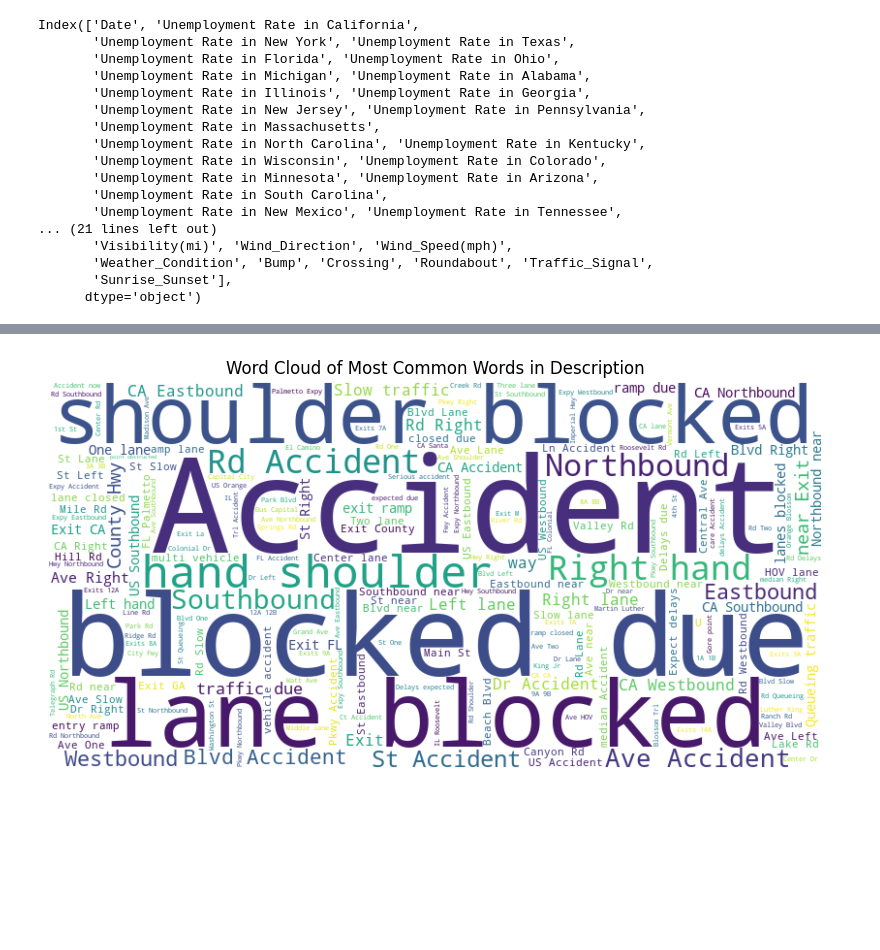
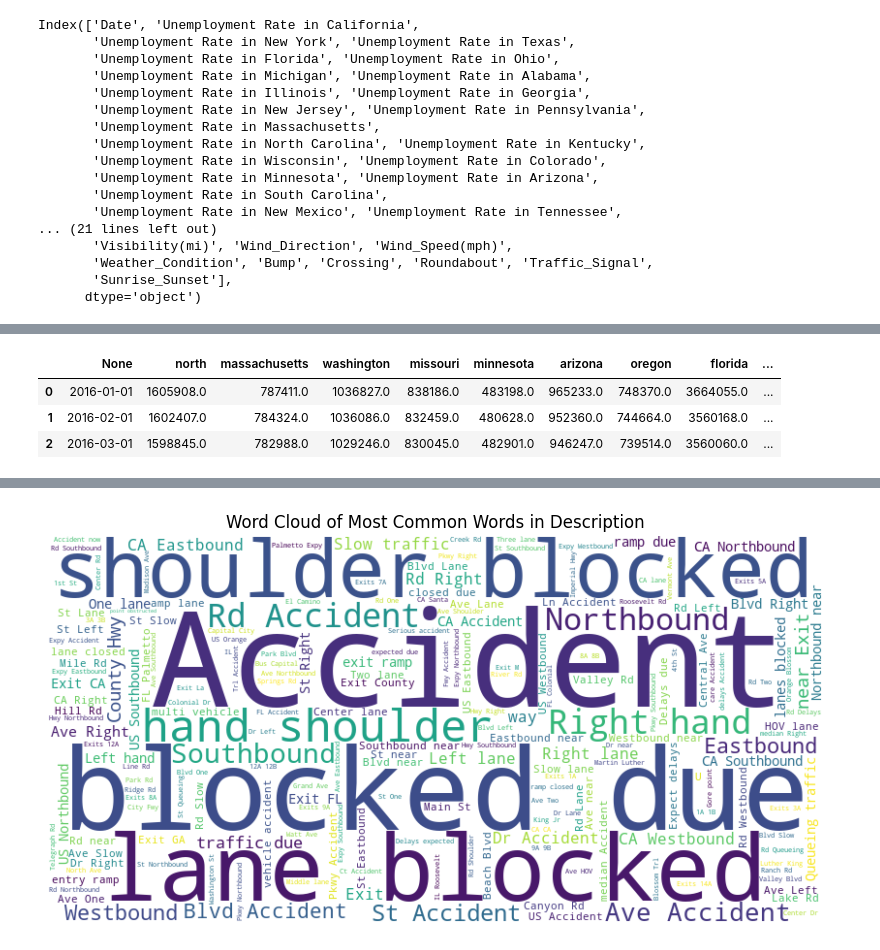
Before and after one commit to MatthewKolotylo/Car-Crash-Analytics-, a Jupyter notebook: Project Master Copy.ipynb, the cells around one changed output, grey strips where cells are left out. Drawn from its saved outputs; the diff is of its cells as text; code cells hidden in the pictures; blank space fills up the shorter version.

```diff
--- a/Project Master Copy.ipynb
+++ b/Project Master Copy.ipynb
@@ -532,0 +548,8 @@ c_unem_df=unem_df.copy()
+# %%
+#filting data to only include 2016-2022 and makeing a date column
+snap_df.reset_index(inplace=True)
+snap_df = snap_df[snap_df['index'].dt.year >= 2016]
+snap_df.rename(columns={'index':'Date'}, inplace=True)
+snap_df.reset_index(drop=True,inplace=True)
+
+snap_df.head(3)
@@ -887,0 +942,7 @@ states_mhhi_df
+# %%
+snap_df.head(3)
+# %% [output]
+|  | None | north | massachusetts | washington | missouri | minnesota | arizona | oregon | florida | ... |
+| 0 | 2016-01-01 | 1605908.0 | 787411.0 | 1036827.0 | 838186.0 | 483198.0 | 965233.0 | 748370.0 | 3664055.0 | ... |
+| 1 | 2016-02-01 | 1602407.0 | 784324.0 | 1036086.0 | 832459.0 | 480628.0 | 952360.0 | 744664.0 | 3560168.0 | ... |
+| 2 | 2016-03-01 | 1598845.0 | 782988.0 | 1029246.0 | 830045.0 | 482901.0 | 946247.0 | 739514.0 | 3560060.0 | ... |
```
Also changed, not shown: parts of 17 cells of this notebook.
